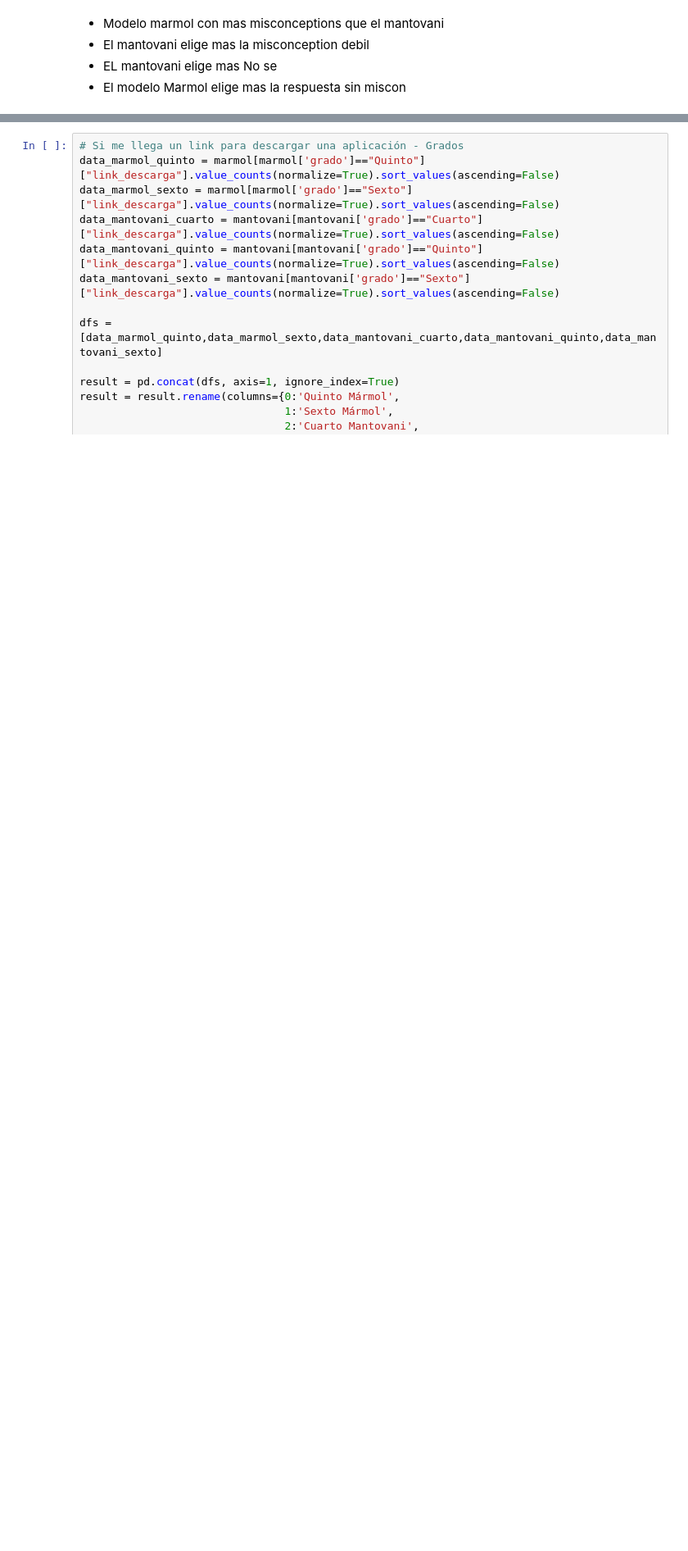
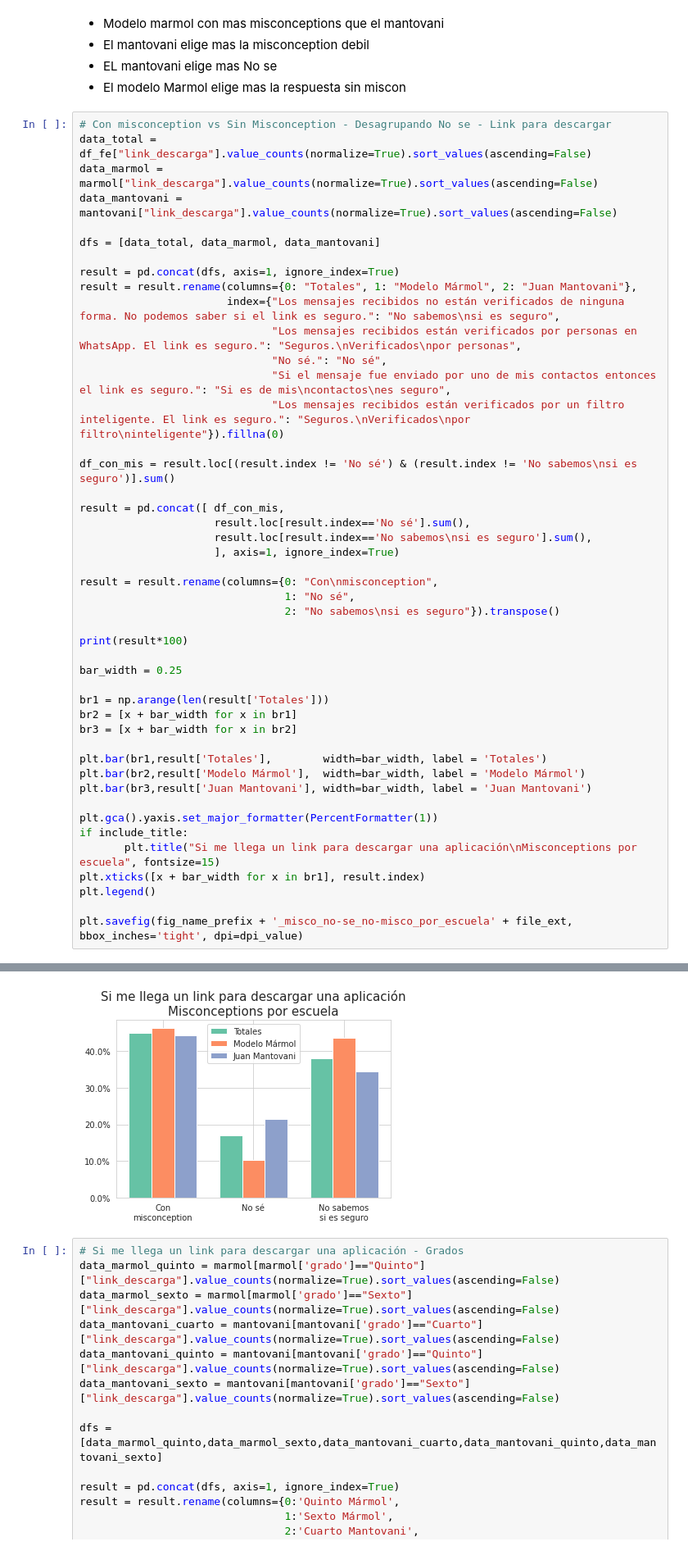
Before and after one commit to fedesassone/tesis, a Jupyter notebook: notebooks/misconceptions/06-link_descarga/Misconceptions_link_descarga.ipynb, the cells around one changed output, grey strips where cells are left out. Shown: that part at 82% size. Cells and saved outputs as stored; diff of their text form; blank space fills up the shorter version.

Commit message:
Agrego graficos agrupando en misco, no se, no misco.

```diff
--- a/notebooks/misconceptions/06-link_descarga/Misconceptions_link_descarga.ipynb
+++ b/notebooks/misconceptions/06-link_descarga/Misconceptions_link_descarga.ipynb
@@ -154,3 +156,50 @@ plt.savefig(fig_name_prefix + '_misco_desagregadas_por_escuela' + file_ext, bbox
 * El mantovani elige mas la misconception debil
 * EL mantovani elige mas No se
 * El modelo Marmol elige mas la respuesta sin miscon
+# %%
+# Con misconception vs Sin Misconception - Desagrupando No se - Link para descargar
+data_total = df_fe["link_descarga"].value_counts(normalize=True).sort_values(ascending=False)
+data_marmol = marmol["link_descarga"].value_counts(normalize=True).sort_values(ascending=False)
+data_mantovani = mantovani["link_descarga"].value_counts(normalize=True).sort_values(ascending=False)
+
+dfs = [data_total, data_marmol, data_mantovani]
+
+result = pd.concat(dfs, axis=1, ignore_index=True)
+result = result.rename(columns={0: "Totales", 1: "Modelo Mármol", 2: "Juan Mantovani"},
+                       index={"Los mensajes recibidos no están verificados de ninguna forma. No podemos saber si el link es seguro.": "No sabemos\nsi es seguro",
+                              "Los mensajes recibidos están verificados por personas en WhatsApp. El link es seguro.": "Seguros.\nVerificados\npor personas",
+                              "No sé.": "No sé",
+                              "Si el mensaje fue enviado por uno de mis contactos entonces el link es seguro.": "Si es de mis\ncontactos\nes seguro",
+                              "Los mensajes recibidos están verificados por un filtro inteligente. El link es seguro.": "Seguros.\nVerificados\npor filtro\ninteligente"}).fillna(0)
+
+df_con_mis = result.loc[(result.index != 'No sé') & (result.index != 'No sabemos\nsi es seguro')].sum()
+
+result = pd.concat([ df_con_mis,
+                     result.loc[result.index=='No sé'].sum(),
+                     result.loc[result.index=='No sabemos\nsi es seguro'].sum(),
+                     ], axis=1, ignore_index=True)
+
+result = result.rename(columns={0: "Con\nmisconception",
+                                1: "No sé",
+                                2: "No sabemos\nsi es seguro"}).transpose()
+
+print(result*100)
+
+bar_width = 0.25
+
+br1 = np.arange(len(result['Totales']))
+br2 = [x + bar_width for x in br1]
+br3 = [x + bar_width for x in br2]
+
+plt.bar(br1,result['Totales'],        width=bar_width, label = 'Totales')
+plt.bar(br2,result['Modelo Mármol'],  width=bar_width, label = 'Modelo Mármol')
+plt.bar(br3,result['Juan Mantovani'], width=bar_width, label = 'Juan Mantovani')
+
+plt.gca().yaxis.set_major_formatter(PercentFormatter(1))
+if include_title:
+       plt.title("Si me llega un link para descargar una aplicación\nMisconceptions por escuela", fontsize=15)
+plt.xticks([x + bar_width for x in br1], result.index)
+plt.legend()
+
+plt.savefig(fig_name_prefix + '_misco_no-se_no-misco_por_escuela' + file_ext, bbox_inches='tight', dpi=dpi_value)
+# %% [output]
@@ -157,3 +210,4 @@ plt.savefig(fig_name_prefix + '_misco_desagregadas_por_escuela' + file_ext, bbox
+[figure, added]
 # %%
 # Si me llega un link para descargar una aplicación - Grados
 data_marmol_quinto = marmol[marmol['grado']=="Quinto"]["link_descarga"].value_counts(normalize=True).sort_values(ascending=False)
```
Also changed, not shown: parts of 4 cells of this notebook, 1 other file.
